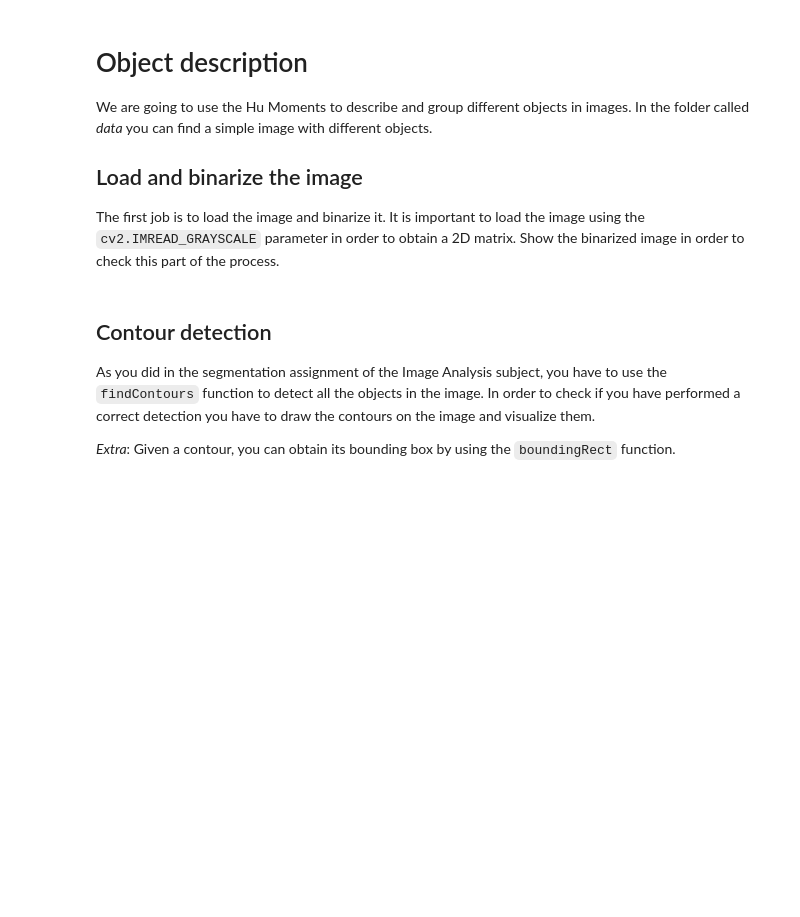
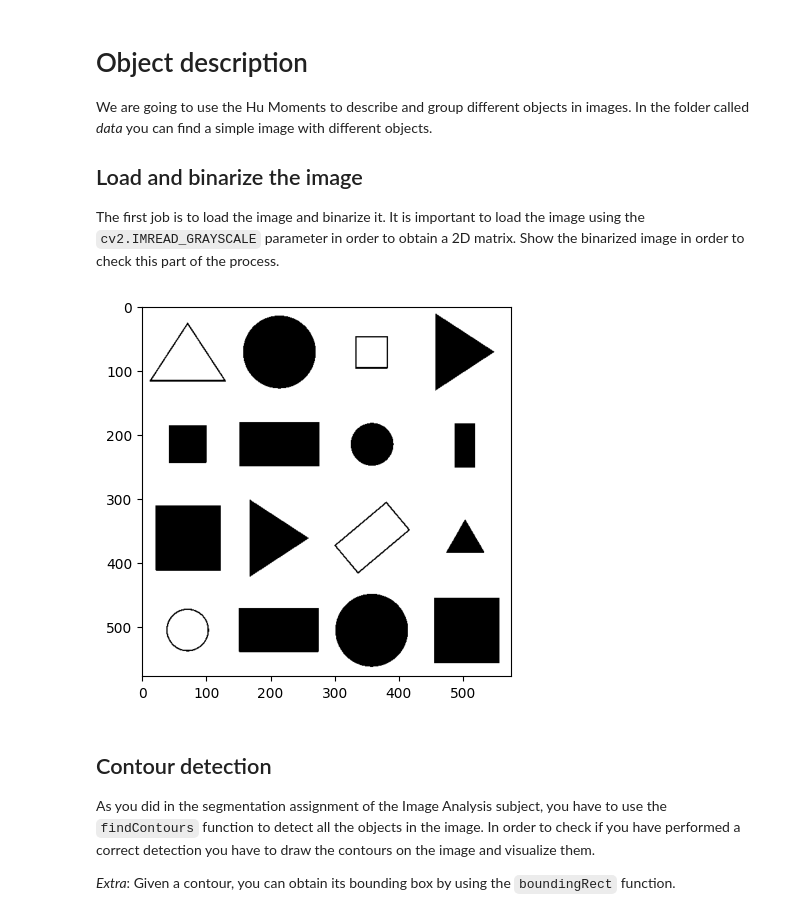
Before and after one commit to martigelabert/image3D, a Jupyter notebook: Hu_moments/Exercise.ipynb, the cells around one changed output. Cells and saved outputs as stored; diff of their text form; code cells hidden in the pictures; blank space fills up the shorter version.

```diff
--- a/Hu_moments/Exercise.ipynb
+++ b/Hu_moments/Exercise.ipynb
@@ -13,7 +13,14 @@ We are going to use the Hu Moments to describe and group different objects in im
 The first job is to load the image and binarize it. It is important to load the image using the `cv2.IMREAD_GRAYSCALE` parameter in order to obtain a 2D matrix. Show the binarized image in order to check this part of the process.
 # %%
 filename = "data/simple_shapes.png"
-im = cv2.imread(filename, cv2.IMREAD_GRAYSCALE)
+im = cv2.imread(filename, 0)
+_,bin = cv2.threshold(im,150,255,cv2.THRESH_BINARY)
+
+
+plt.imshow(bin, cmap='gray')
+plt.show()
+# %% [output]
+[figure, added]
 # %% [markdown]
 ## Contour detection
 
```
Also changed, not shown: parts of 3 cells of this notebook.
